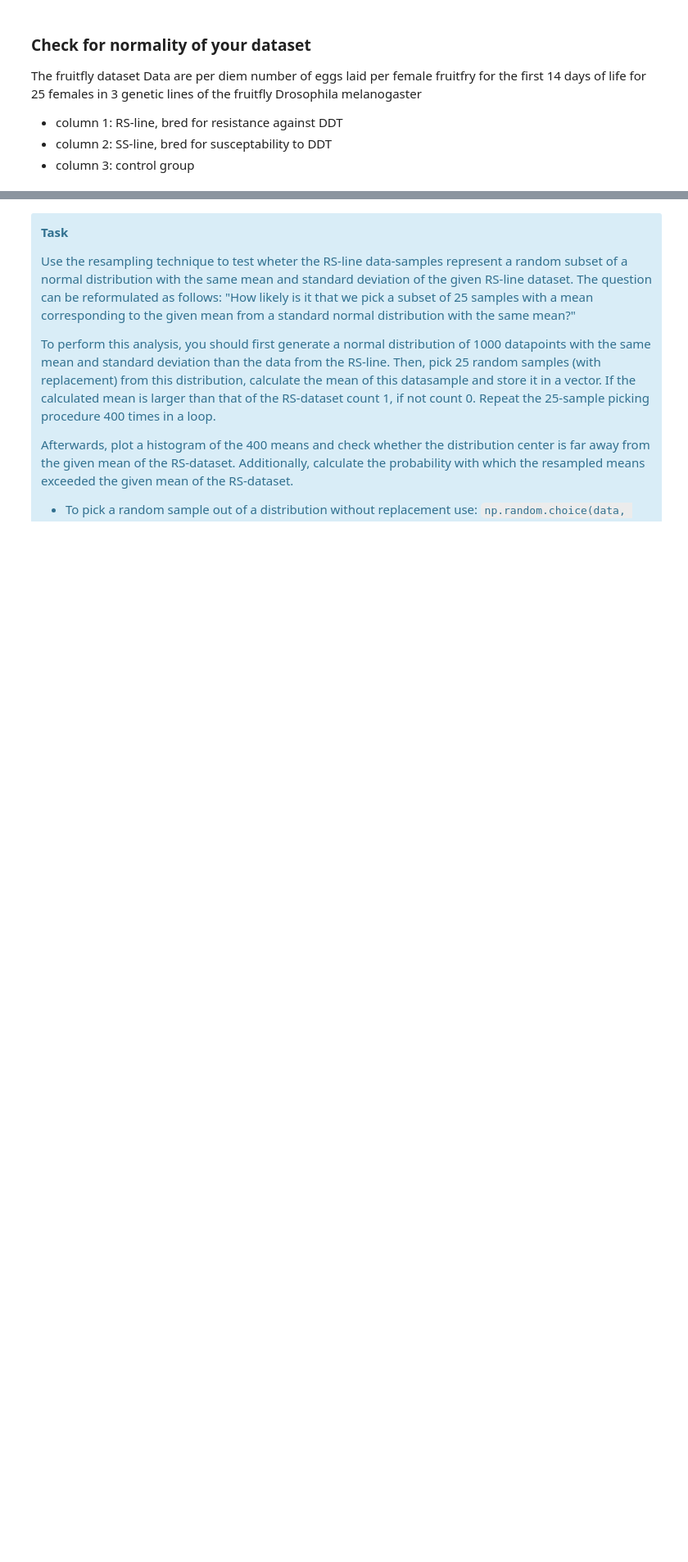
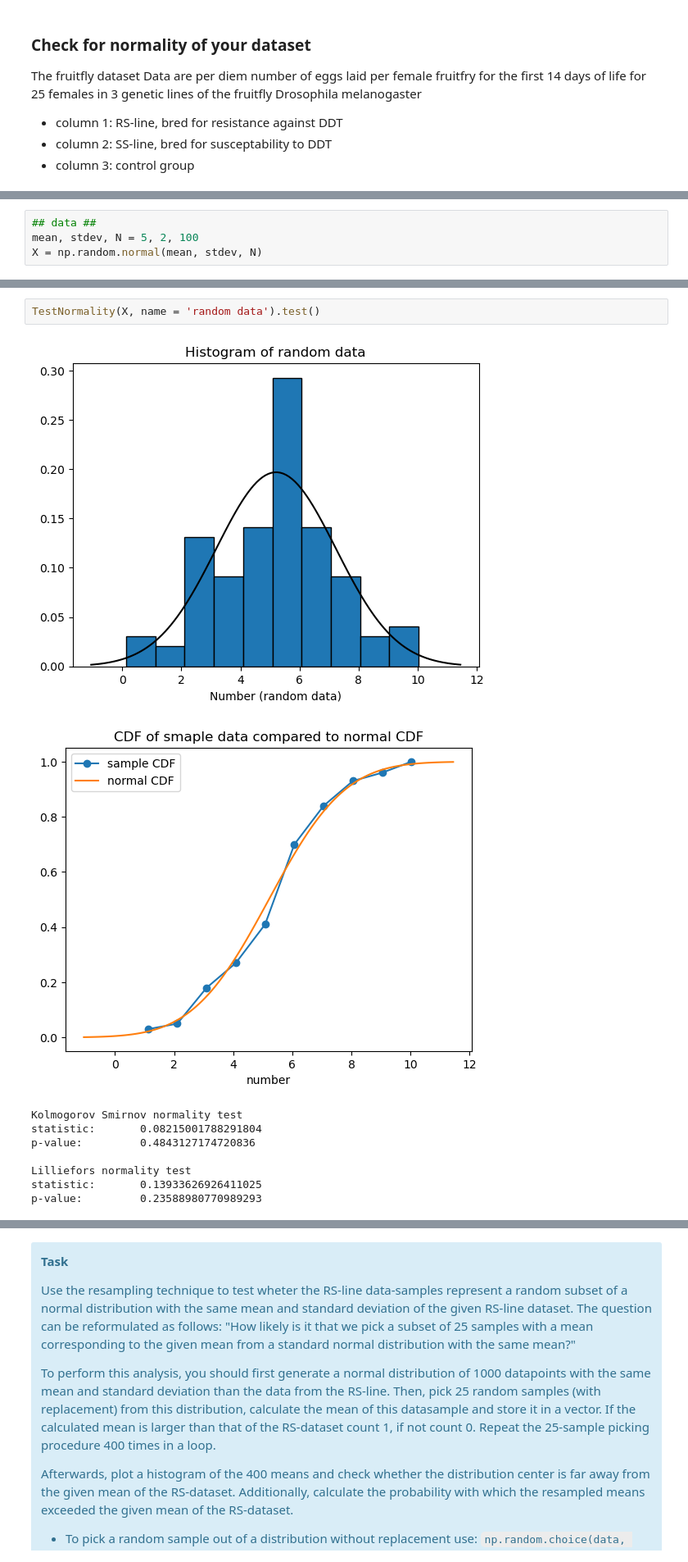
Before and after one commit to mrcocolinho/MSPS-Assignments, a Jupyter notebook: Notebooks/Assignement 2/ex02.ipynb, the cells around one changed output, grey strips where cells are left out. Shown at 82% size. Drawn from its saved outputs; the diff is of its cells as text; blank space fills up the shorter version.

```diff
--- a/Notebooks/Assignement 2/ex02.ipynb
+++ b/Notebooks/Assignement 2/ex02.ipynb
@@ -64,0 +132,4 @@ What your answer should look like:
+# %%
+## data ##
+mean, stdev, N = 5, 2, 100
+X = np.random.normal(mean, stdev, N)
@@ -65 +228,13 @@ What your answer should look like:
+# %%
+TestNormality(X, name = 'random data').test()
+# %% [output]
+[figure, added]
+[figure, added]
+Kolmogorov Smirnov normality test
+statistic:       0.08215001788291804
+p-value:         0.4843127174720836
+
+Lilliefors normality test
+statistic:       0.13933626926411025
+p-value:         0.23588980770989293
 # %% [markdown]
```
Also changed, not shown: parts of 18 cells of this notebook, 3 other files.
